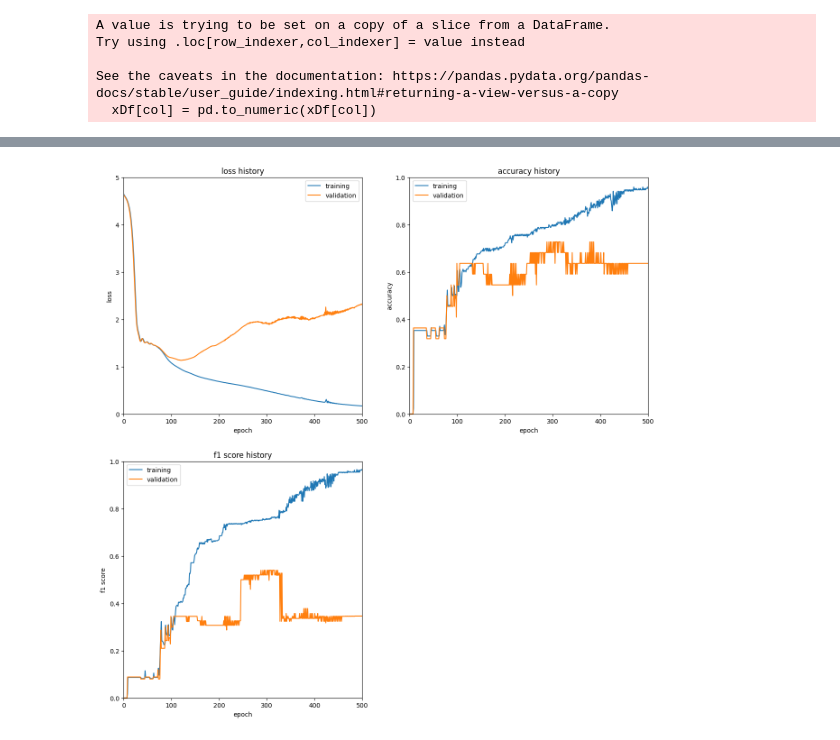
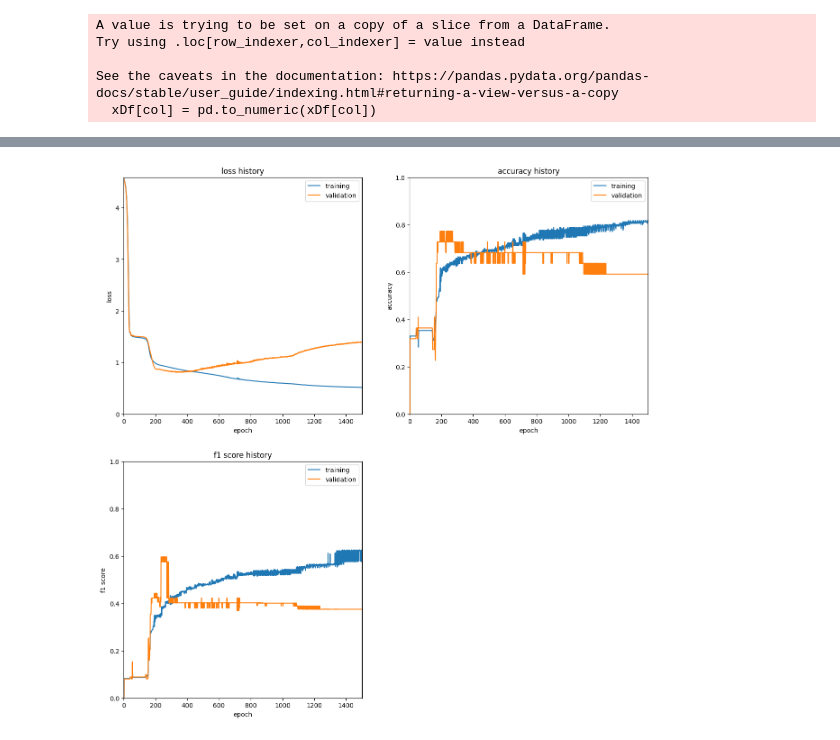
Before and after one commit to aSliwska/mio-projekt, a Jupyter notebook: src/glass/net_l2.ipynb, the cells around one changed output, grey strips where cells are left out. Drawn from its saved outputs; the diff is of its cells as text; code cells hidden in the pictures.

```diff
--- a/src/glass/net_l2.ipynb
+++ b/src/glass/net_l2.ipynb
@@ -94,7 +94,7 @@ See the caveats in the documentation: https://pandas.pydata.org/pandas-docs/stab
 model = MLP(in_channels=9, hidden_channels=[100,100,100,100,100], activation_layer=nn.ReLU)
 
 criterion = nn.CrossEntropyLoss()
-optimizer = torch.optim.Adam(model.parameters(), weight_decay=1e-4)
+optimizer = torch.optim.Adam(model.parameters(), weight_decay=0.01)
 epochs = 1500
 epoch_print_step = 100
 
@@ -227,35 +227,35 @@ Axes(0.125,0.11;0.62x0.77)
 plt.figure(figsize = (15, 15))
 
 plt.subplot(2, 2, 1)
 plt.title('loss history')
 plt.xlabel('epoch')
 plt.ylabel('loss')
-plt.xlim(0, 500)
-plt.ylim(0, 5)
+plt.xlim(0, len(train_loss_history))
+plt.ylim(0, max(max(train_loss_history), max(val_loss_history)))
 plt.plot(train_loss_history)
 plt.plot(val_loss_history)
 plt.legend(['training', 'validation'])
 
 plt.subplot(2, 2, 2)
 plt.title('accuracy history')
 plt.xlabel('epoch')
 plt.ylabel('accuracy')
-plt.xlim(0, 500)
+plt.xlim(0, len(train_acc_history))
 plt.ylim(0, 1)
 plt.plot(train_acc_history)
 plt.plot(val_acc_history)
 plt.legend(['training', 'validation'])
 
 plt.subplot(2, 2, 3)
 plt.title('f1 score history')
 plt.xlabel('epoch')
 plt.ylabel('f1 score')
-plt.xlim(0, 500)
+plt.xlim(0, len(train_f1_history))
 plt.ylim(0, 1)
 plt.plot(train_f1_history)
 plt.plot(val_f1_history)
 plt.legend(['training', 'validation'])
 
 plt.show()
 # %% [output]
-[figure, old version]
+[figure, new version]
```
Also changed, not shown: parts of 2 cells of this notebook, 14 other files.
